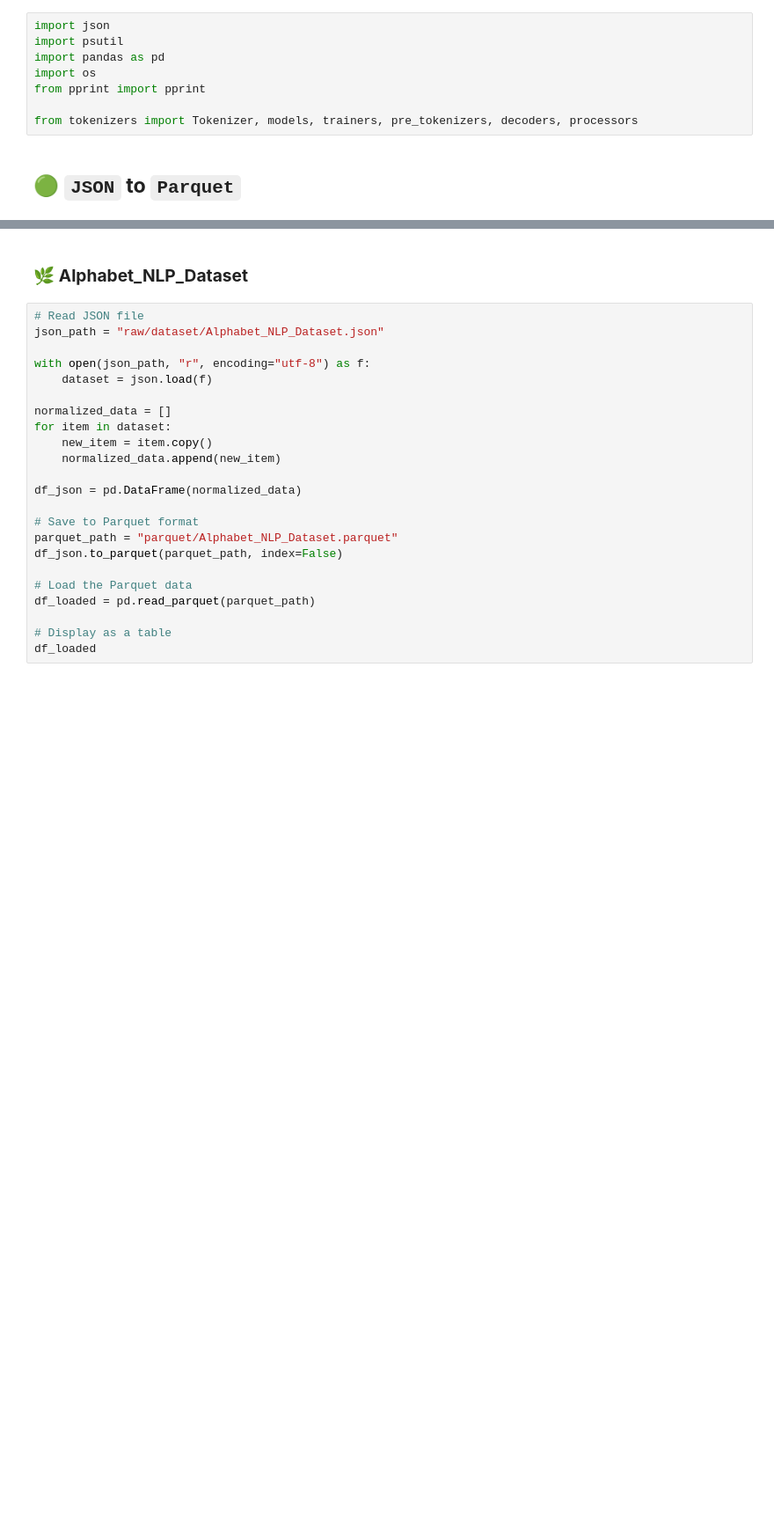
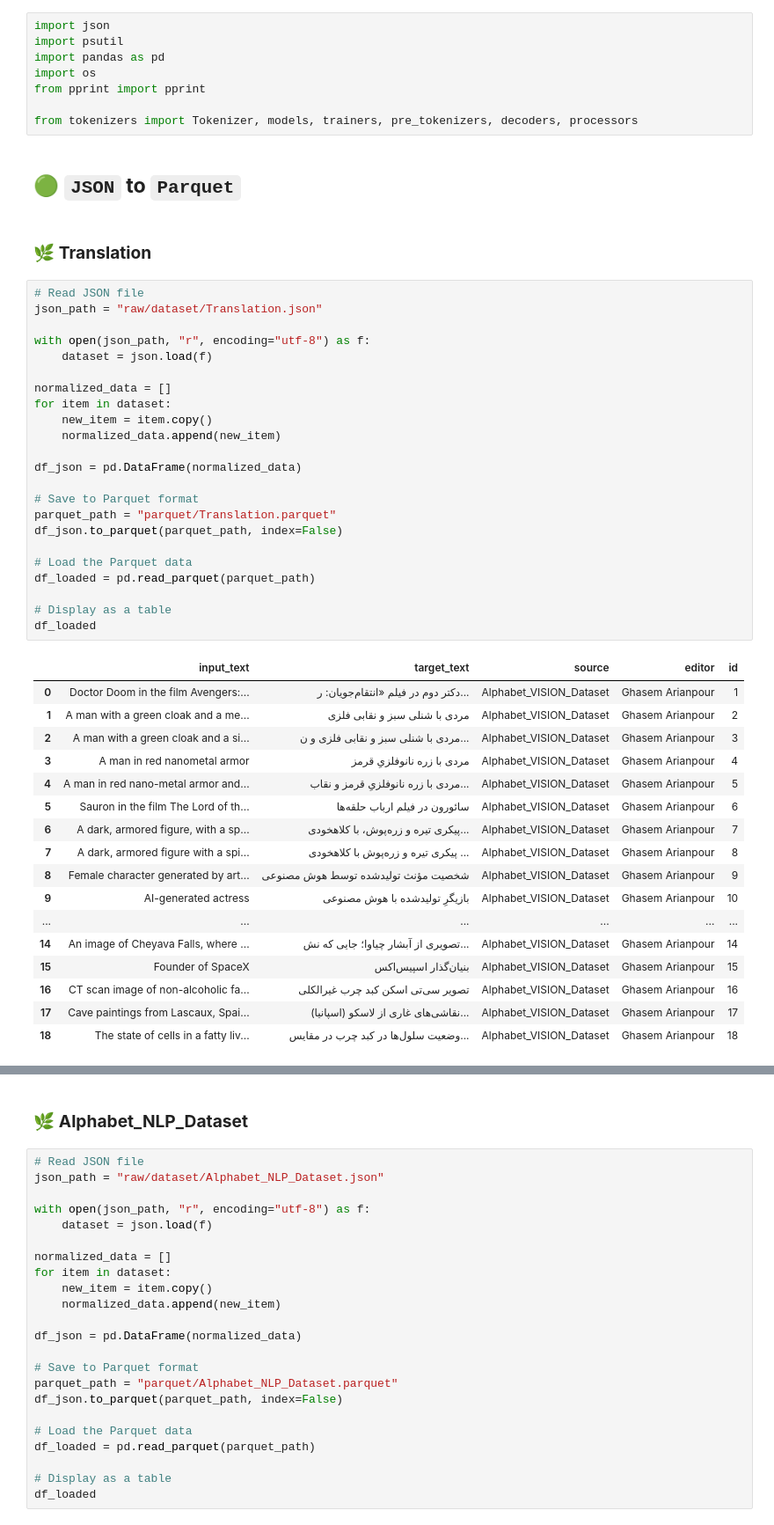
Before and after one commit to ghasemarianpour/iran_ai, a Jupyter notebook: projects/ark/pc/alphabet-nlp-dataset.ipynb, the cells around one changed output, grey strips where cells are left out. Shown at 88% size. Saved outputs shown, nothing was run; the diff lists cells and outputs as text; blank space fills up the shorter version.

```diff
--- a/projects/ark/pc/alphabet-nlp-dataset.ipynb
+++ b/projects/ark/pc/alphabet-nlp-dataset.ipynb
@@ -12,3 +12,46 @@ from pprint import pprint
 from tokenizers import Tokenizer, models, trainers, pre_tokenizers, decoders, processors
 # %% [markdown]
 ## 🟢 **`JSON` to `Parquet`**
+# %% [markdown]
+### 🌿 **Translation**
+# %%
+# Read JSON file
+json_path = "raw/dataset/Translation.json"
+
+with open(json_path, "r", encoding="utf-8") as f:
+    dataset = json.load(f)
+
+normalized_data = []
+for item in dataset:
+    new_item = item.copy()
+    normalized_data.append(new_item)
+
+df_json = pd.DataFrame(normalized_data)
+
+# Save to Parquet format
+parquet_path = "parquet/Translation.parquet"
+df_json.to_parquet(parquet_path, index=False)
+
+# Load the Parquet data
+df_loaded = pd.read_parquet(parquet_path)
+
+# Display as a table
+df_loaded
+# %% [output]
+|  | input_text | target_text | source | editor | id |
+| 0 | Doctor Doom in the film Avengers:... | دکتر دوم در فیلم «انتقام‌جویان: ر... | Alphabet_VISION_Dataset | Ghasem Arianpour | 1 |
+| 1 | A man with a green cloak and a me... | مردی با شنلی سبز و نقابی فلزی | Alphabet_VISION_Dataset | Ghasem Arianpour | 2 |
+| 2 | A man with a green cloak and a si... | مردی با شنلی سبز و نقابی فلزی و ن... | Alphabet_VISION_Dataset | Ghasem Arianpour | 3 |
+| 3 | A man in red nanometal armor | مردی با زره نانوفلزیِ قرمز | Alphabet_VISION_Dataset | Ghasem Arianpour | 4 |
+| 4 | A man in red nano-metal armor and... | مردی با زره نانوفلزیِ قرمز و نقاب... | Alphabet_VISION_Dataset | Ghasem Arianpour | 5 |
+| 5 | Sauron in the film The Lord of th... | سائورون در فیلم ارباب حلقه‌ها | Alphabet_VISION_Dataset | Ghasem Arianpour | 6 |
+| 6 | A dark, armored figure, with a sp... | پیکری تیره و زره‌پوش، با کلاهخودی... | Alphabet_VISION_Dataset | Ghasem Arianpour | 7 |
+| 7 | A dark, armored figure with a spi... | پیکری تیره و زره‌پوش با کلاهخودی ... | Alphabet_VISION_Dataset | Ghasem Arianpour | 8 |
+| 8 | Female character generated by art... | شخصیت مؤنث تولیدشده توسط هوش مصنوعی | Alphabet_VISION_Dataset | Ghasem Arianpour | 9 |
+| 9 | AI-generated actress | بازیگرِ تولیدشده با هوش مصنوعی | Alphabet_VISION_Dataset | Ghasem Arianpour | 10 |
+| ... | ... | ... | ... | ... | ... |
+| 14 | An image of Cheyava Falls, where ... | تصویری از آبشار چیاوا؛ جایی که نش... | Alphabet_VISION_Dataset | Ghasem Arianpour | 14 |
+| 15 | Founder of SpaceX | بنیان‌گذار اسپیس‌اکس | Alphabet_VISION_Dataset | Ghasem Arianpour | 15 |
+| 16 | CT scan image of non-alcoholic fa... | تصویر سی‌تی اسکن کبد چرب غیرالکلی | Alphabet_VISION_Dataset | Ghasem Arianpour | 16 |
+| 17 | Cave paintings from Lascaux, Spai... | نقاشی‌های غاری از لاسکو (اسپانیا)... | Alphabet_VISION_Dataset | Ghasem Arianpour | 17 |
+| 18 | The state of cells in a fatty liv... | وضعیت سلول‌ها در کبد چرب در مقایس... | Alphabet_VISION_Dataset | Ghasem Arianpour | 18 |
```
Also changed, not shown: parts of 10 cells of this notebook, 5 other files.
